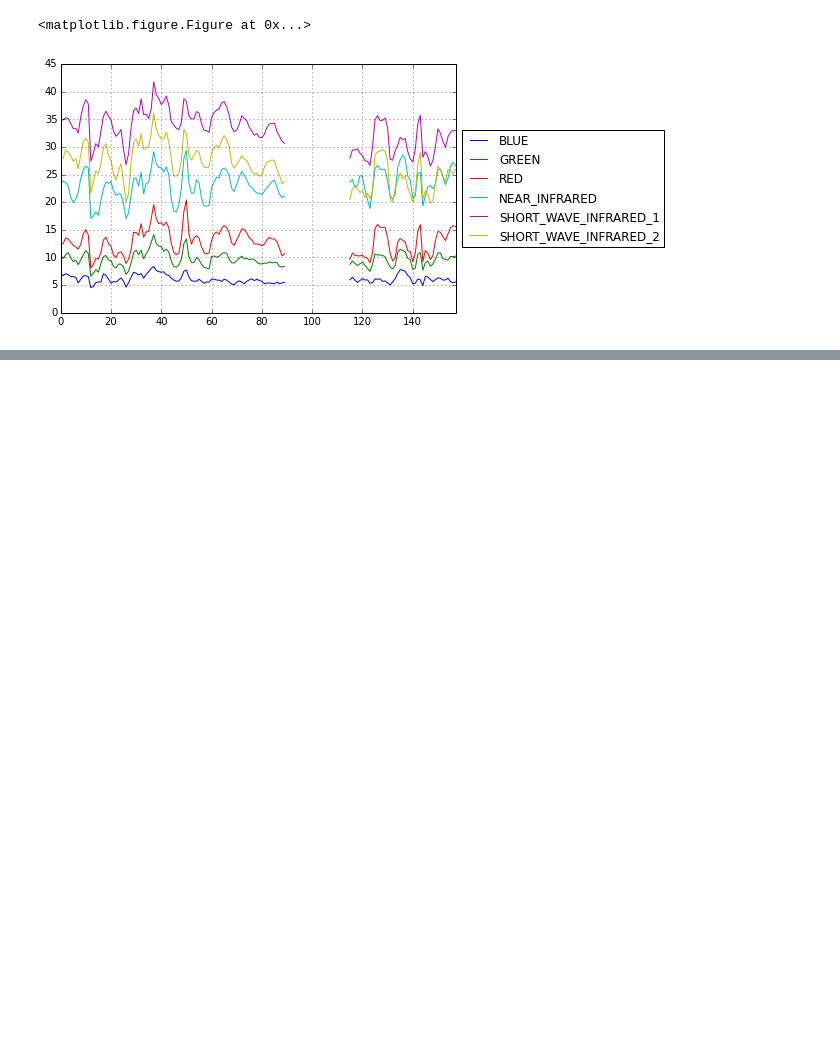
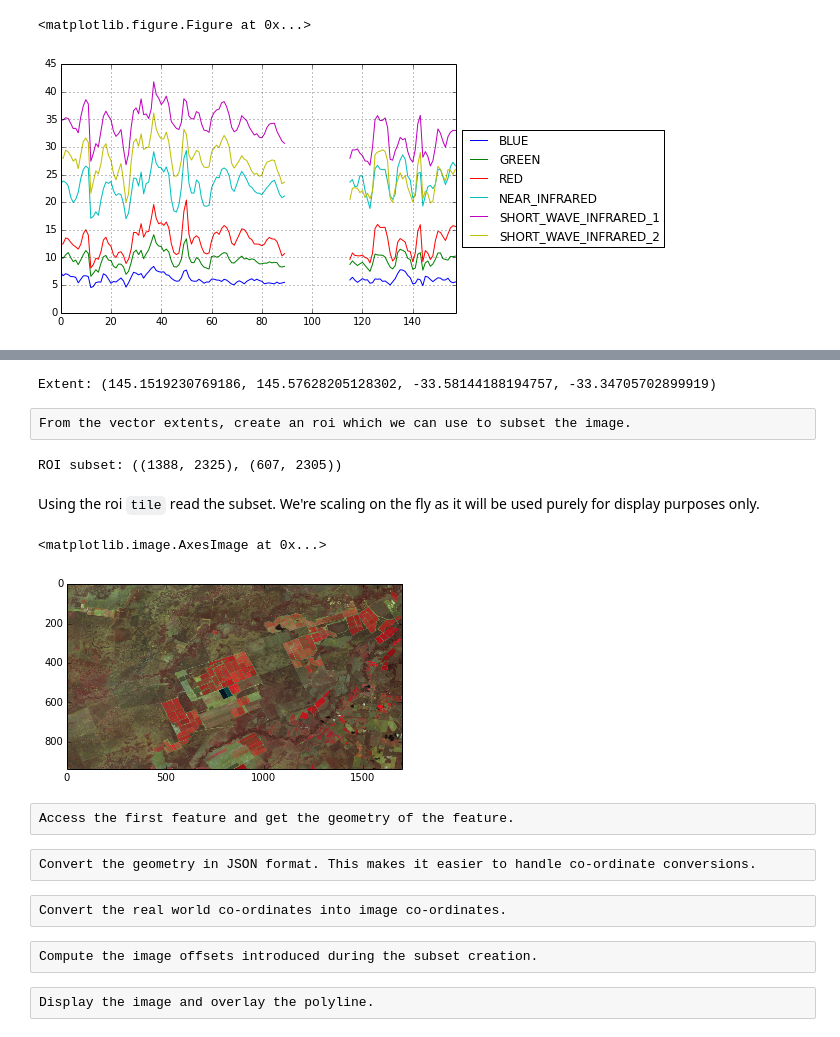
Before and after one commit to sixy6e/stash, a Jupyter notebook: Python/notebooks/agdc-api-transects.ipynb, the cells around one changed output, grey strips where cells are left out. Saved outputs shown, nothing was run; the diff lists cells and outputs as text; code cells hidden in the pictures; blank space fills up the shorter version.

Commit message:
Added a section on using a transect defined in a shapefile.

```diff
--- a/Python/notebooks/agdc-api-transects.ipynb
+++ b/Python/notebooks/agdc-api-transects.ipynb
@@ -215,0 +221,4 @@ tight_layout()
+# %%
+vec_fname = '/g/data2/v10/testing_ground/jps547/transect/transect.shp'
+vec_ds = ogr.Open(vec_fname)
+layer = vec_ds.GetLayer(0)
@@ -215,0 +227,30 @@ tight_layout()
+# %%
+extent = layer.GetExtent()
+print "Extent: {}".format(extent)
+# %% [output]
+Extent: (145.1519230769186, 145.57628205128302, -33.58144188194757, -33.34705702899919)
+# %% [raw]
+From the vector extents, create an roi which we can use to subset the image.
+# %%
+UL_map_xy = (extent[0], extent[3])
+LR_map_xy = (extent[1], extent[2])
+UL_imgx, UL_imgy = coordinates.convert_coordinates(nbar_sd.geotransform, UL_map_xy, to_map=False)
+LR_imgx, LR_imgy = coordinates.convert_coordinates(nbar_sd.geotransform, LR_map_xy, to_map=False)
+roi_tile = ((UL_imgy, LR_imgy), (UL_imgx, LR_imgx))
+print "ROI subset: {}".format(roi_tile)
+# %% [output]
+ROI subset: ((1388, 2325), (607, 2305))
+# %% [markdown]
+Using the roi `tile` read the subset. We're scaling on the fly as it will be used purely for display purposes only.
+# %%
+roi_subset = numpy.zeros((3, roi_tile[0][1] - roi_tile[0][0], roi_tile[1][1] - roi_tile[1][0]), dtype='uint8')
+roi_subset[0] = bytscl(nbar_sd.read_tile(roi_tile, raster_bands=bands[0]), Min=1)
+roi_subset[1] = bytscl(nbar_sd.read_tile(roi_tile, raster_bands=bands[1]), Min=1)
+roi_subset[2] = bytscl(nbar_sd.read_tile(roi_tile, raster_bands=bands[2]), Min=1)
+# %%
+imshow(roi_subset.transpose(1,2,0), cmap=cm.Greys_r)
+# %% [output]
+<matplotlib.image.AxesImage at 0x...>
+[figure, added]
+# %% [raw]
+Access the first feature and get the geometry of the feature.
@@ -215,0 +261,2 @@ tight_layout()
+# %% [raw]
+Convert the geometry in JSON format. This makes it easier to handle co-ordinate conversions.
@@ -215,0 +267,2 @@ tight_layout()
+# %% [raw]
+Convert the real world co-ordinates into image co-ordinates.
@@ -215,0 +273,2 @@ tight_layout()
+# %% [raw]
+Compute the image offsets introduced during the subset creation.
@@ -215,0 +279,2 @@ tight_layout()
+# %% [raw]
+Display the image and overlay the polyline.
```
Also changed, not shown: parts of 24 cells of this notebook.
